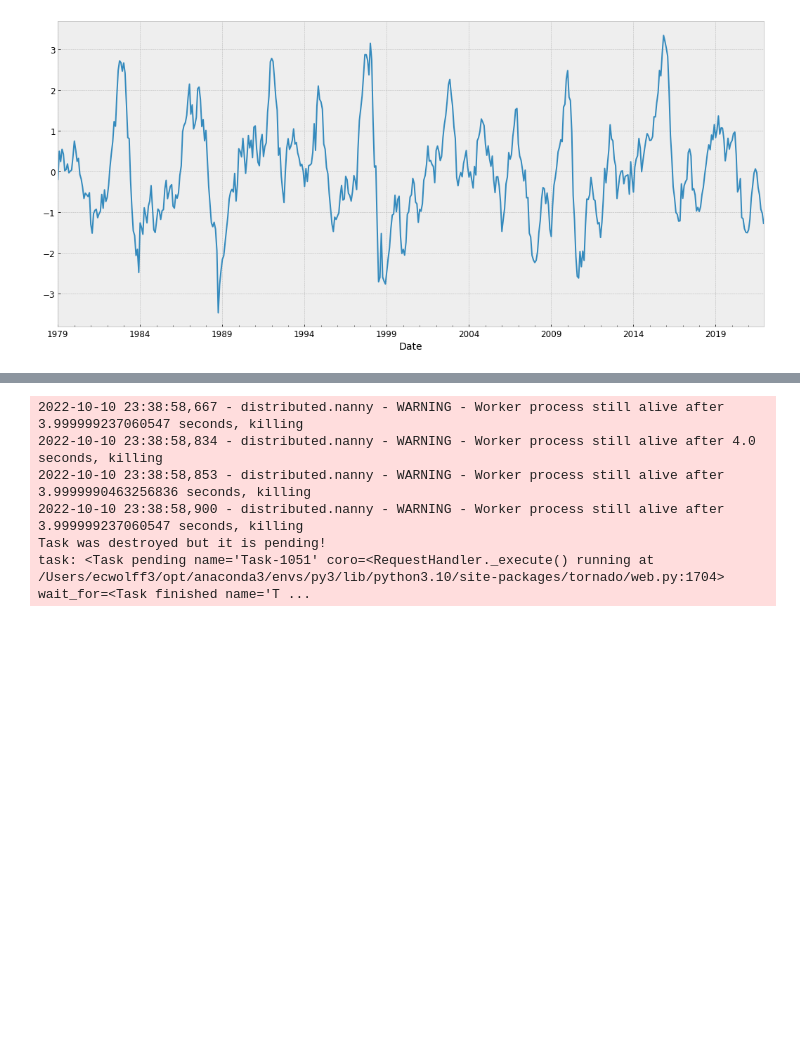
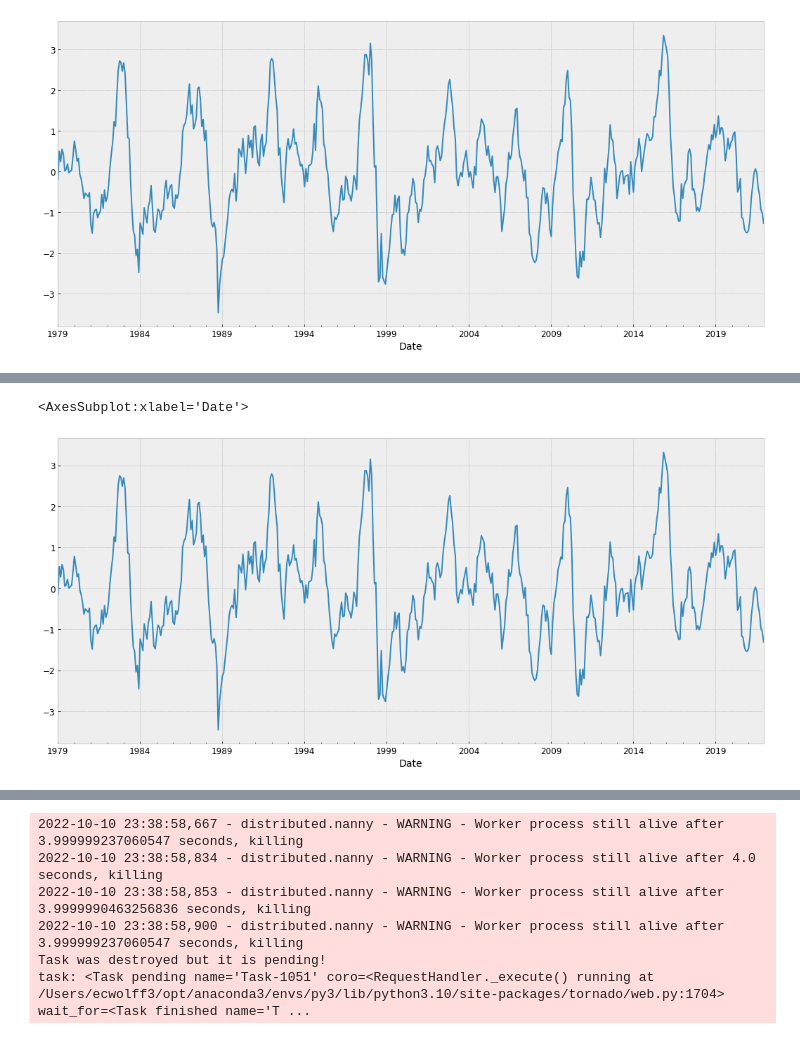
Before and after one commit to atmsillinois/time-series-and-eofs-EWolffWX, a Jupyter notebook: Homework4.ipynb, the cells around one changed output, grey strips where cells are left out. Cells and saved outputs as stored; diff of their text form; code cells hidden in the pictures; blank space fills up the shorter version.

```diff
--- a/Homework4.ipynb
+++ b/Homework4.ipynb
@@ -426,0 +449,9 @@ deseason2.plot()
+# %%
+# Detrend???
+
+detrend = deseason2.subtract(trend)
+# %%
+detrend.plot()
+# %% [output]
+<AxesSubplot:xlabel='Date'>
+[figure, added]
```
Also changed, not shown: parts of 5 cells of this notebook.
